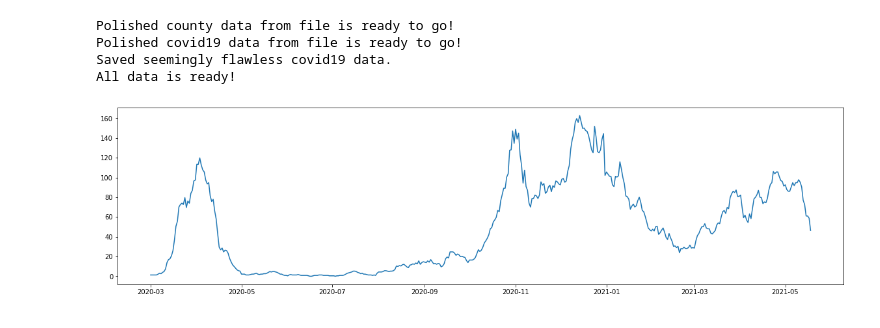
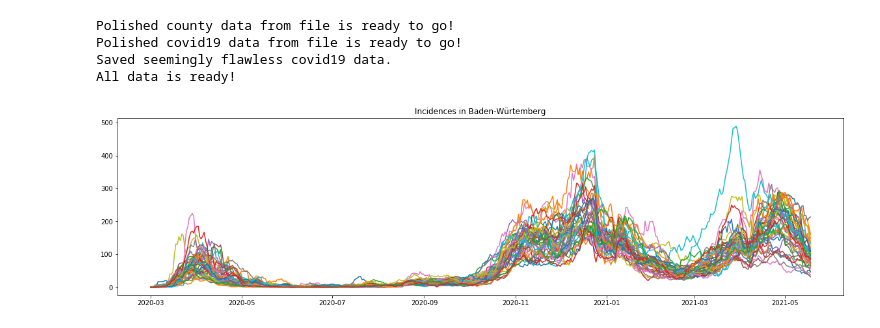
Before and after one commit to leanderbuerkin/germany_model_reconstruction, a Jupyter notebook: current_workspace/plot_data.ipynb, the cells around one changed output. Saved outputs shown, nothing was run; the diff lists cells and outputs as text; code cells hidden in the pictures.

```diff
--- a/current_workspace/plot_data.ipynb
+++ b/current_workspace/plot_data.ipynb
@@ -11,7 +11,10 @@ Saved seemingly flawless covid19 data.
 All data is ready!
 # %%
 plt.figure(figsize=(20, 5))    # enlarge plot
-plt.plot(non_county_specific_data['UTC'], covid19['8311']['incidences'])
+plt.title("Incidences in Baden-Würtemberg")
+for AdmUnitID, county in covid19.items():
+    if AdmUnitID[0] == "8":
+        plt.plot(non_county_specific_data['UTC'], county['incidences'])
 plt.show()
 # %% [output]
-[figure, old version]
+[figure, new version]
```
Also changed, not shown: parts of 1 cell of this notebook.
